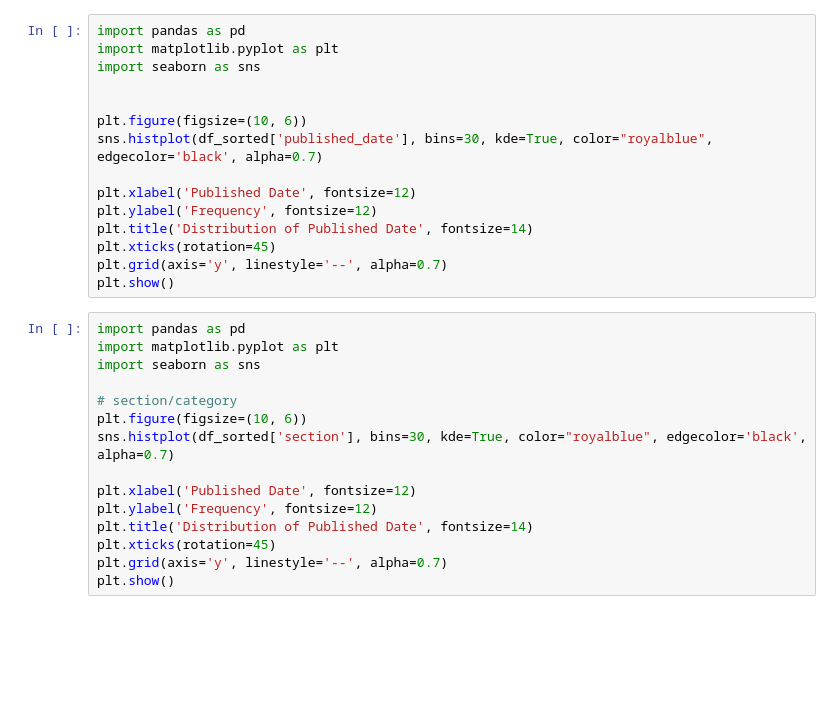
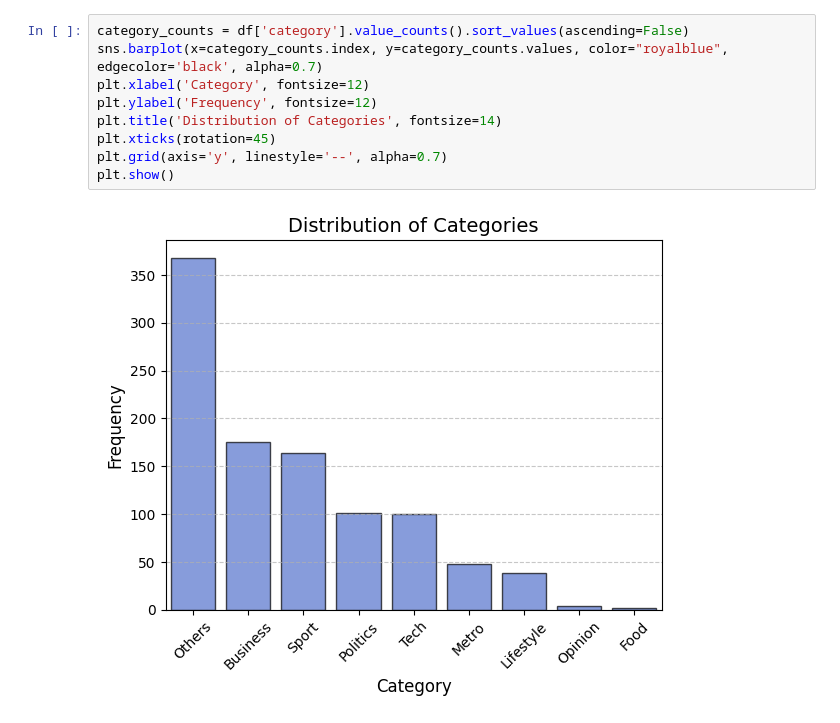
Before and after one commit to A00476491/RAG_Building_Evaluating, a Jupyter notebook: components/build_dataset.ipynb, the cells around one changed output. Cells and saved outputs as stored; diff of their text form; blank space fills up the shorter version.

```diff
--- a/components/build_dataset.ipynb
+++ b/components/build_dataset.ipynb
@@ -27,30 +57,11 @@ plt.show()
 # %%
-import pandas as pd
-import matplotlib.pyplot as plt
-import seaborn as sns
-
-
-plt.figure(figsize=(10, 6))
-sns.histplot(df_sorted['published_date'], bins=30, kde=True, color="royalblue", edgecolor='black', alpha=0.7)
-
-plt.xlabel('Published Date', fontsize=12)
+category_counts = df['category'].value_counts().sort_values(ascending=False)
+sns.barplot(x=category_counts.index, y=category_counts.values, color="royalblue", edgecolor='black', alpha=0.7)
+plt.xlabel('Category', fontsize=12)
 plt.ylabel('Frequency', fontsize=12)
-plt.title('Distribution of Published Date', fontsize=14)
+plt.title('Distribution of Categories', fontsize=14)
 plt.xticks(rotation=45)
 plt.grid(axis='y', linestyle='--', alpha=0.7)
 plt.show()
+# %% [output]
+[figure, added]
-# %%
-import pandas as pd
-import matplotlib.pyplot as plt
-import seaborn as sns
-
-# section/category
-plt.figure(figsize=(10, 6))
-sns.histplot(df_sorted['section'], bins=30, kde=True, color="royalblue", edgecolor='black', alpha=0.7)
-
-plt.xlabel('Published Date', fontsize=12)
-plt.ylabel('Frequency', fontsize=12)
-plt.title('Distribution of Published Date', fontsize=14)
-plt.xticks(rotation=45)
-plt.grid(axis='y', linestyle='--', alpha=0.7)
-plt.show()
```
Also changed, not shown: parts of 5 cells of this notebook, 1 other file.
